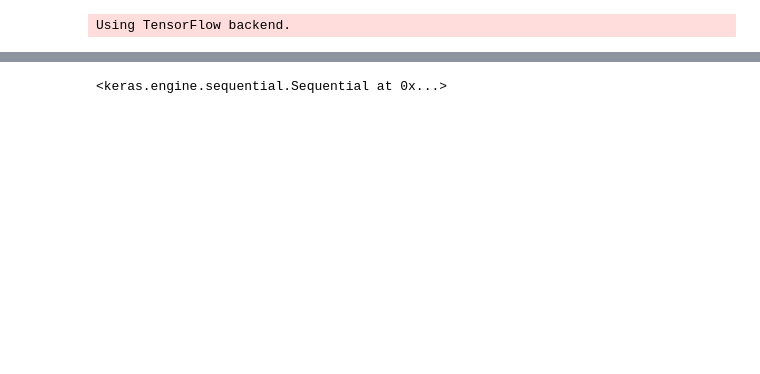
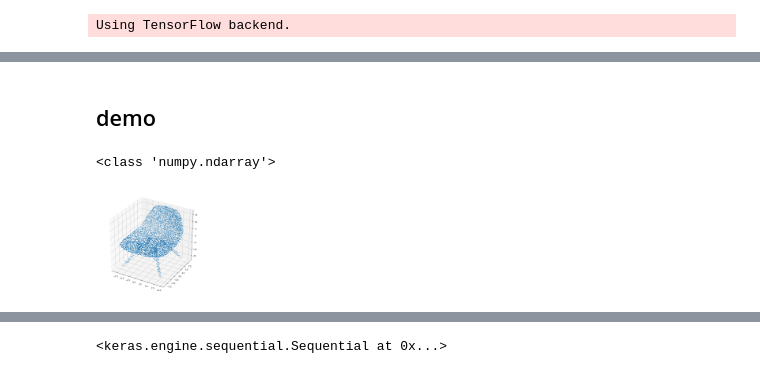
Before and after one commit to tacky0612/classification3dmodel, a Jupyter notebook: Classification_ModelNet.ipynb, the cells around one changed output, grey strips where cells are left out. Drawn from its saved outputs; the diff is of its cells as text; code cells hidden in the pictures; blank space fills up the shorter version.

```diff
--- a/Classification_ModelNet.ipynb
+++ b/Classification_ModelNet.ipynb
@@ -142,0 +226,17 @@ if os.path.exists(fig_dir) == False:
+# %%
+def gen_random_points(vertices, faces, n_points):
+#     なんもわからん
+    cum_areas = calc_cumulative_areas(vertices, faces)
+    points = []
+    for n in range(n_points):
+        fid = random_select_face_id(cum_areas)
+        r1 = math.sqrt(random.random())
+        r2 = random.random()
+        a = vertices[faces[fid][0]]
+        b = vertices[faces[fid][1]]
+        c = vertices[faces[fid][2]]
+        xp = (1 - r1) * a[0] + r1 * (1 - r2) * b[0] + r1 * r2 * c[0]
+        yp = (1 - r1) * a[1] + r1 * (1 - r2) * b[1] + r1 * r2 * c[1]
+        zp = (1 - r1) * a[2] + r1 * (1 - r2) * b[2] + r1 * r2 * c[2]
+        points.append([xp, yp, zp])
+    return points
@@ -142,0 +245,8 @@ if os.path.exists(fig_dir) == False:
+# %%
+def plot3D(np_pc):
+    #3D表示
+    fig = plt.figure(1,figsize=(10, 10))
+    ax = fig.add_subplot(1,1,1, projection='3d')
+    ax.scatter(np_pc[:,0], np_pc[:,1], np_pc[:,2],s = 2)
+    ax.axis("equal")
+    plt.show()
@@ -142,0 +403,18 @@ if os.path.exists(fig_dir) == False:
+# %% [markdown]
+## demo
+# %%
+# demo
+vertices, faces = load_off(data_dir+"chair/train/0.off")
+points = gen_random_points(vertices, faces, n_points)
+# %%
+# ValueError: sequence too large; cannot be greater than 32の回避策
+# list 2 numpy.ndarray
+test = np.empty((len(points), len(points[0])))
+test[:] = points
+print(type(test))
+# %% [output]
+<class 'numpy.ndarray'>
+# %%
+plot3D(test)
+# %% [output]
+[figure, added]
```
Also changed, not shown: parts of 73 cells of this notebook.
